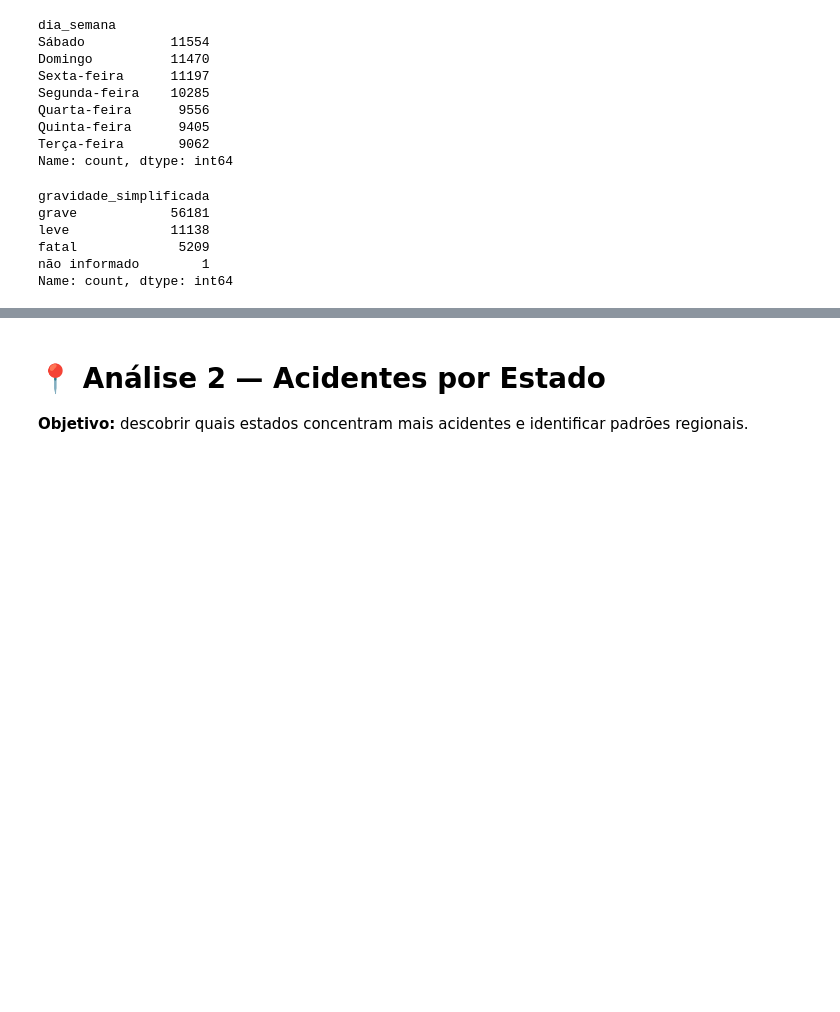
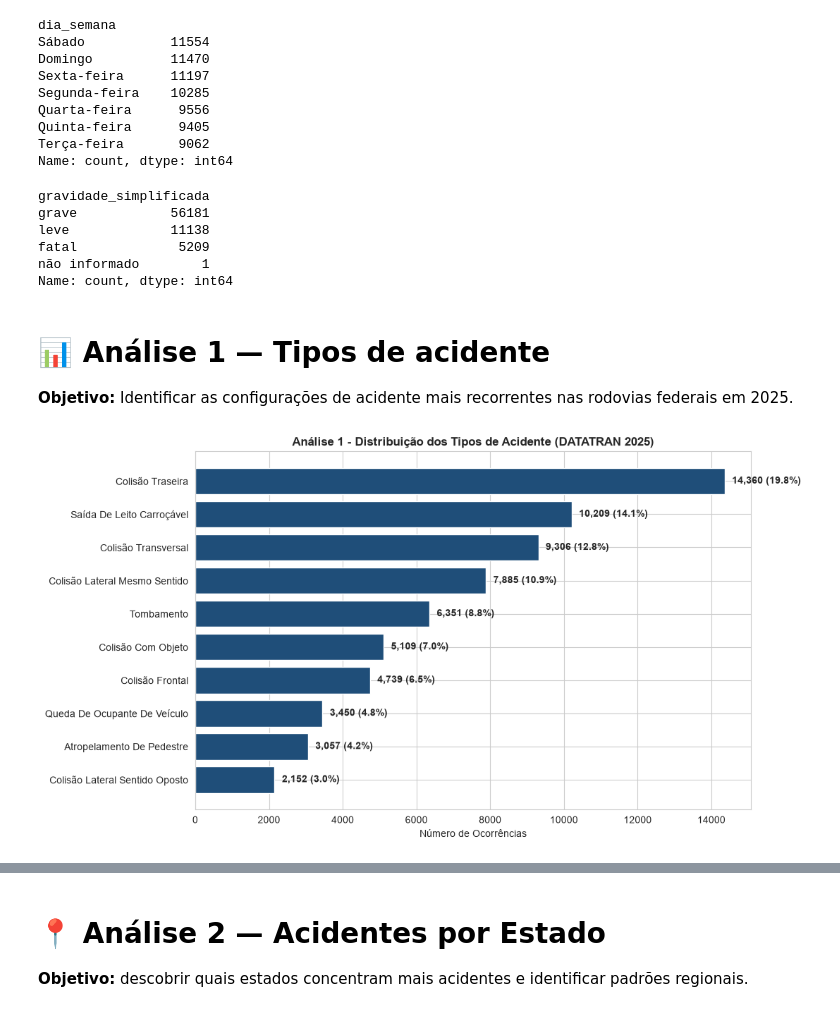
Before and after one commit to ajcasagrande-ship-it/projeto-final-ada, a Jupyter notebook: notebooks/analise.ipynb, the cells around one changed output, grey strips where cells are left out. Drawn from its saved outputs; the diff is of its cells as text; code cells hidden in the pictures; blank space fills up the shorter version.

Commit message:
feat: análise 1 melhorada

```diff
--- a/notebooks/analise.ipynb
+++ b/notebooks/analise.ipynb
@@ -207,3 +209,35 @@ leve             11138
 fatal             5209
 não informado        1
 Name: count, dtype: int64
+# %% [markdown]
+# 📊 Análise 1 — Tipos de acidente
+**Objetivo:** Identificar as configurações de acidente mais recorrentes nas rodovias federais em 2025.
+# %%
+# Análise 1
+# Prepara dados
+df['tipo_acidente'] = df['tipo_acidente'].astype(str).str.strip().str.lower()
+tipos = df['tipo_acidente'].value_counts()
+
+df_tipos = pd.DataFrame({
+    'quantidade': tipos,
+    'percentual': (tipos / len(df) * 100).round(1)
+})
+
+# Plota Top 10 horizontal
+df_plot = df_tipos.sort_values('quantidade', ascending=True).tail(10)
+df_plot.index = df_plot.index.str.title()
+
+plt.figure(figsize=(11,6))
+sns.set_style("whitegrid")
+bars = plt.barh(df_plot.index, df_plot['quantidade'], color='#1f4e79')
+
+# coloca o %
+for i, (qtd, pct) in enumerate(zip(df_plot['quantidade'], df_plot['percentual'])):
+    plt.text(qtd + 200, i, f'{qtd:,} ({pct}%)', va='center', fontsize=10, fontweight='bold')
+
+plt.title('Análise 1 - Distribuição dos Tipos de Acidente (DATATRAN 2025)', fontweight='bold')
+plt.xlabel('Número de Ocorrências')
+plt.tight_layout()
+plt.show()
+# %% [output]
+[figure, added]
```
Also changed, not shown: parts of 2 cells of this notebook.
